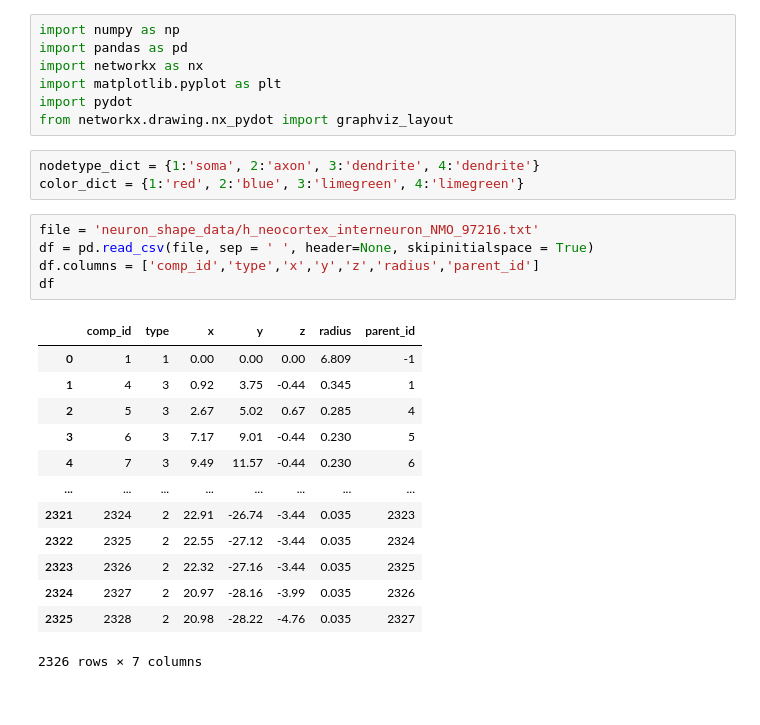
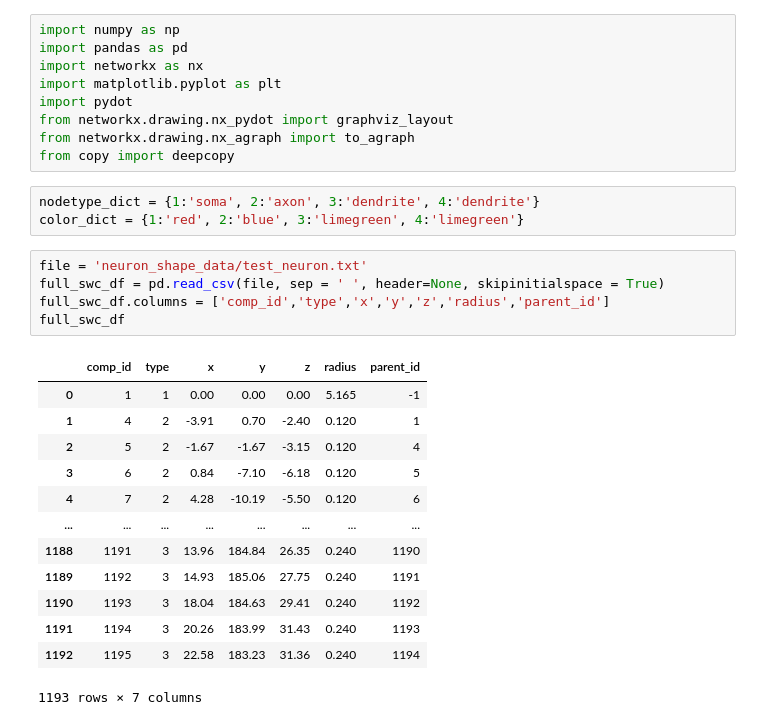
Before and after one commit to dkornai/SSD-in-Neurons, a Jupyter notebook: networkx_from_swc.ipynb, the cells around one changed output. Cells and saved outputs as stored; diff of their text form.

```diff
--- a/networkx_from_swc.ipynb
+++ b/networkx_from_swc.ipynb
@@ -5,26 +5,28 @@ import networkx as nx
 import matplotlib.pyplot as plt
 import pydot
 from networkx.drawing.nx_pydot import graphviz_layout
+from networkx.drawing.nx_agraph import to_agraph
+from copy import deepcopy
 # %%
 nodetype_dict = {1:'soma', 2:'axon', 3:'dendrite', 4:'dendrite'}
 color_dict = {1:'red', 2:'blue', 3:'limegreen', 4:'limegreen'}
 # %%
-file = 'neuron_shape_data/h_neocortex_interneuron_NMO_97216.txt'
-df = pd.read_csv(file, sep = ' ', header=None, skipinitialspace = True)
-df.columns = ['comp_id','type','x','y','z','radius','parent_id']
-df
+file = 'neuron_shape_data/test_neuron.txt'
+full_swc_df = pd.read_csv(file, sep = ' ', header=None, skipinitialspace = True)
+full_swc_df.columns = ['comp_id','type','x','y','z','radius','parent_id']
+full_swc_df
 # %% [output]
 |  | comp_id | type | x | y | z | radius | parent_id |
-| 0 | 1 | 1 | 0.00 | 0.00 | 0.00 | 6.809 | -1 |
-| 1 | 4 | 3 | 0.92 | 3.75 | -0.44 | 0.345 | 1 |
-| 2 | 5 | 3 | 2.67 | 5.02 | 0.67 | 0.285 | 4 |
-| 3 | 6 | 3 | 7.17 | 9.01 | -0.44 | 0.230 | 5 |
-| 4 | 7 | 3 | 9.49 | 11.57 | -0.44 | 0.230 | 6 |
+| 0 | 1 | 1 | 0.00 | 0.00 | 0.00 | 5.165 | -1 |
+| 1 | 4 | 2 | -3.91 | 0.70 | -2.40 | 0.120 | 1 |
+| 2 | 5 | 2 | -1.67 | -1.67 | -3.15 | 0.120 | 4 |
+| 3 | 6 | 2 | 0.84 | -7.10 | -6.18 | 0.120 | 5 |
+| 4 | 7 | 2 | 4.28 | -10.19 | -5.50 | 0.120 | 6 |
 | ... | ... | ... | ... | ... | ... | ... | ... |
-| 2321 | 2324 | 2 | 22.91 | -26.74 | -3.44 | 0.035 | 2323 |
-| 2322 | 2325 | 2 | 22.55 | -27.12 | -3.44 | 0.035 | 2324 |
-| 2323 | 2326 | 2 | 22.32 | -27.16 | -3.44 | 0.035 | 2325 |
-| 2324 | 2327 | 2 | 20.97 | -28.16 | -3.99 | 0.035 | 2326 |
-| 2325 | 2328 | 2 | 20.98 | -28.22 | -4.76 | 0.035 | 2327 |
+| 1188 | 1191 | 3 | 13.96 | 184.84 | 26.35 | 0.240 | 1190 |
+| 1189 | 1192 | 3 | 14.93 | 185.06 | 27.75 | 0.240 | 1191 |
+| 1190 | 1193 | 3 | 18.04 | 184.63 | 29.41 | 0.240 | 1192 |
+| 1191 | 1194 | 3 | 20.26 | 183.99 | 31.43 | 0.240 | 1193 |
+| 1192 | 1195 | 3 | 22.58 | 183.23 | 31.36 | 0.240 | 1194 |
-2326 rows × 7 columns
+1193 rows × 7 columns
 # %%
```
Also changed, not shown: parts of 11 cells of this notebook.
